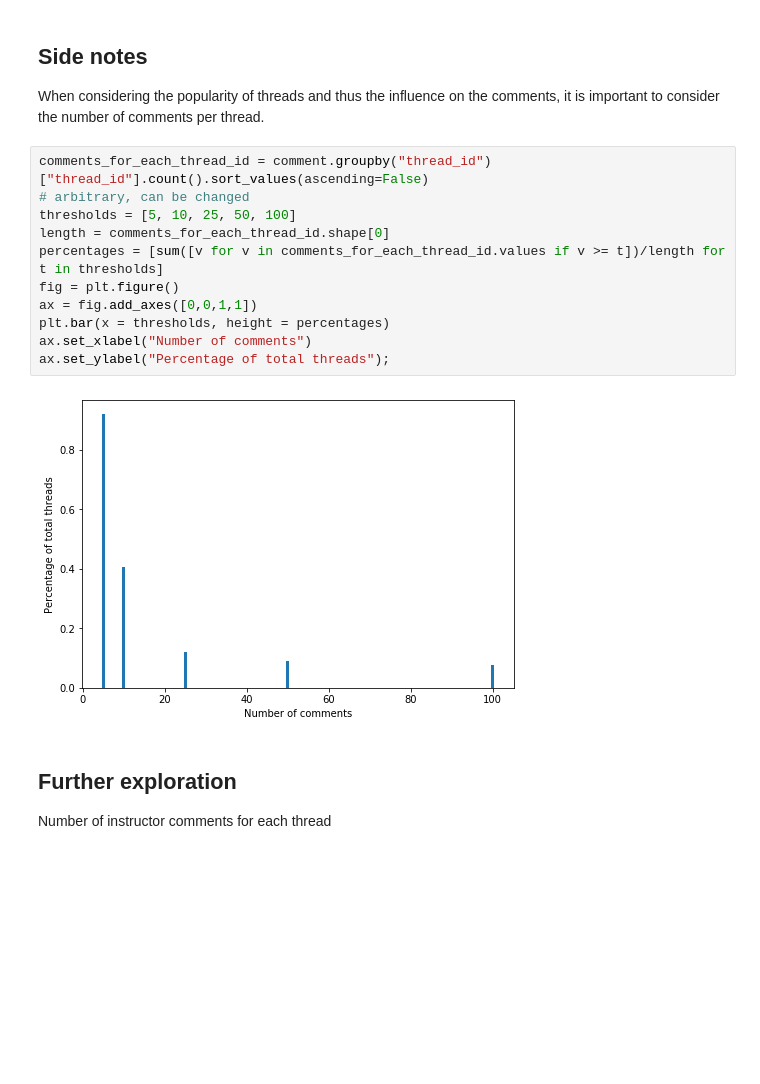
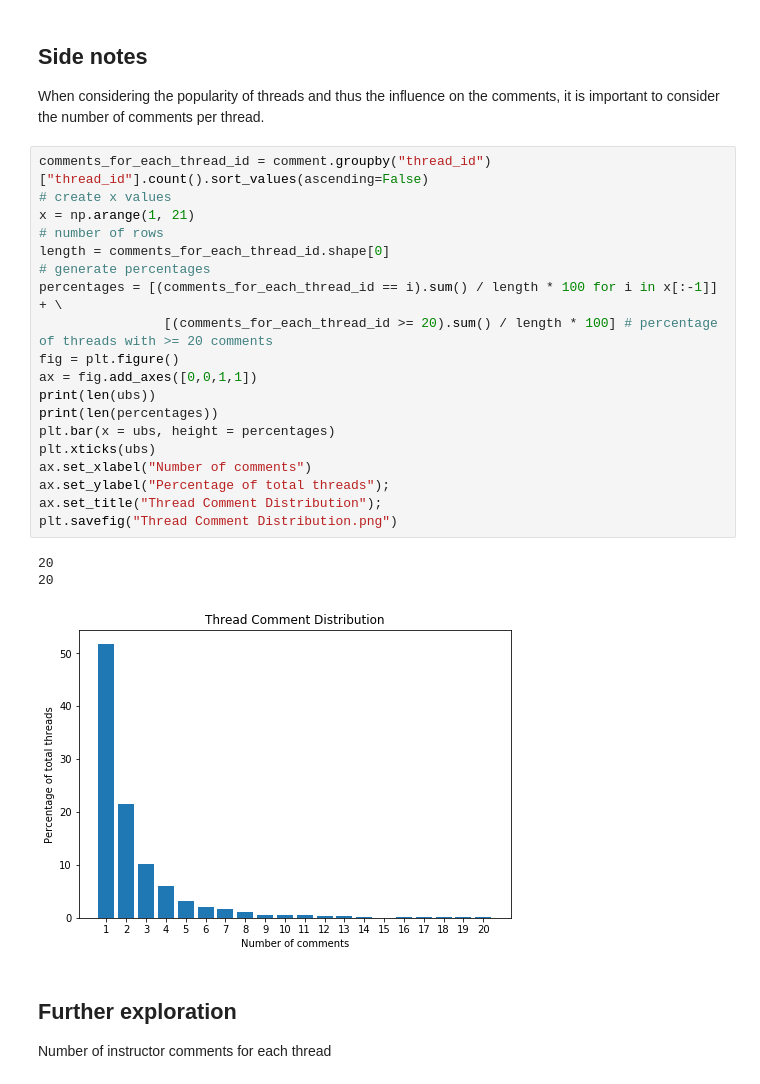
Before and after one commit to saloni-agshiker/DataDrivenEducationLab, a Jupyter notebook: src/BERT/EdX Manny.ipynb, the cells around one changed output. Drawn from its saved outputs; the diff is of its cells as text; blank space fills up the shorter version.

Commit message:
Updated thread comment visual

```diff
--- a/src/BERT/EdX Manny.ipynb
+++ b/src/BERT/EdX Manny.ipynb
@@ -251,17 +251,27 @@ format4[0].head()
 When considering the popularity of threads and thus the influence on the comments, it is important to consider the number of comments per thread.
 # %%
 comments_for_each_thread_id = comment.groupby("thread_id")["thread_id"].count().sort_values(ascending=False)
-# arbitrary, can be changed
-thresholds = [5, 10, 25, 50, 100]
+# create x values
+x = np.arange(1, 21)
+# number of rows
 length = comments_for_each_thread_id.shape[0]
-percentages = [sum([v for v in comments_for_each_thread_id.values if v >= t])/length for t in thresholds]
+# generate percentages
+percentages = [(comments_for_each_thread_id == i).sum() / length * 100 for i in x[:-1]] + \
+                [(comments_for_each_thread_id >= 20).sum() / length * 100] # percentage of threads with >= 20 comments
 fig = plt.figure()
 ax = fig.add_axes([0,0,1,1])
-plt.bar(x = thresholds, height = percentages)
+print(len(ubs))
+print(len(percentages))
+plt.bar(x = ubs, height = percentages)
+plt.xticks(ubs)
 ax.set_xlabel("Number of comments")
 ax.set_ylabel("Percentage of total threads");
+ax.set_title("Thread Comment Distribution");
+plt.savefig("Thread Comment Distribution.png")
 # %% [output]
+20
+20
-[figure, old version]
+[figure, new version]
 # %% [markdown]
 ## Further exploration
 Number of instructor comments for each thread
```
Also changed, not shown: parts of 12 cells of this notebook.
